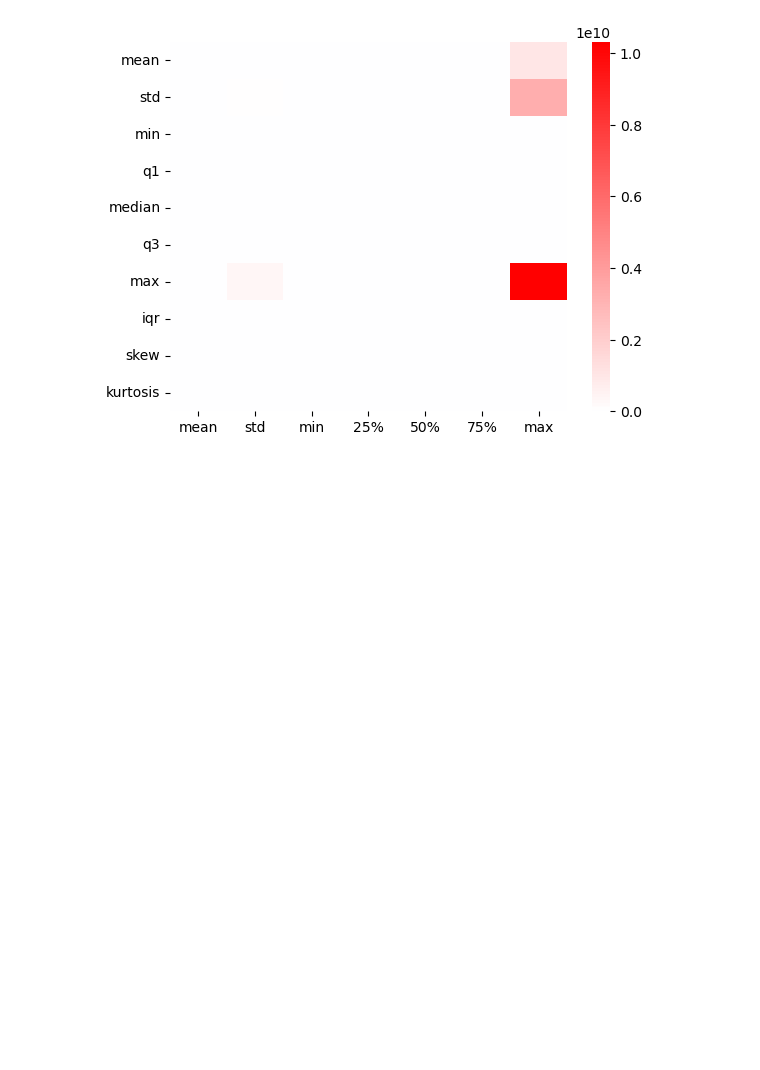
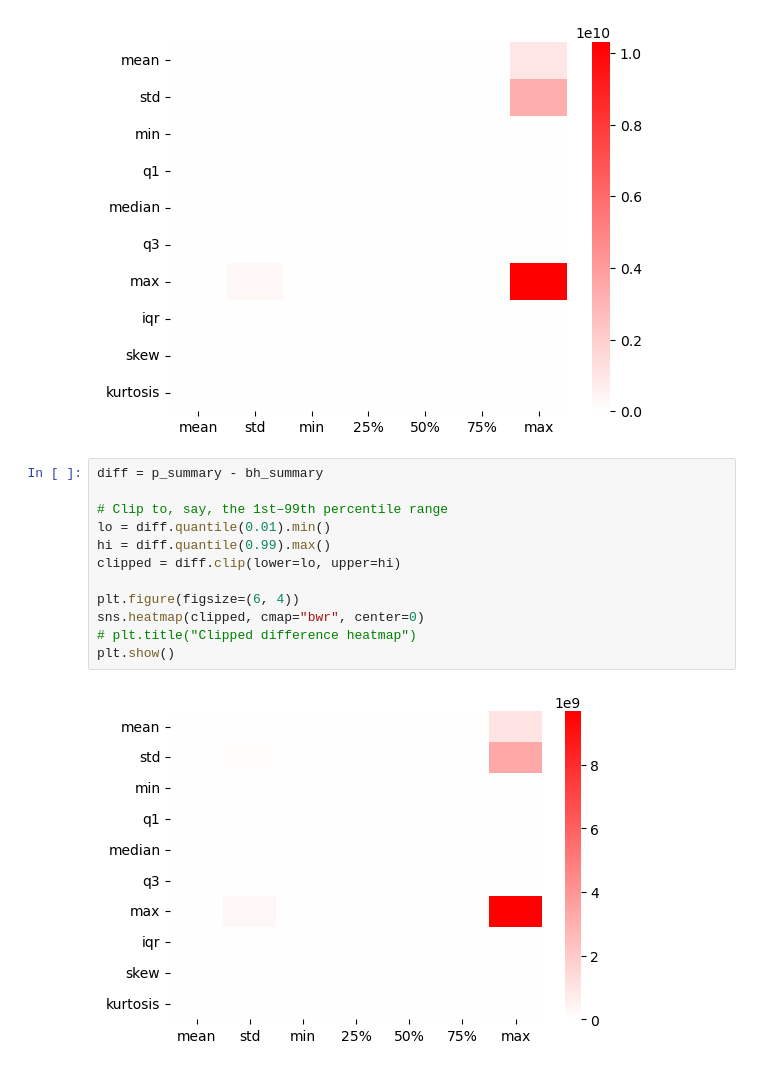
Before and after one commit to ThGreatExplorer/NOVA, a Jupyter notebook: large_dset_eda.ipynb, the cells around one changed output. Drawn from its saved outputs; the diff is of its cells as text; blank space fills up the shorter version.

```diff
--- a/large_dset_eda.ipynb
+++ b/large_dset_eda.ipynb
@@ -153,3 +153,17 @@ sns.heatmap(p_summary - bh_summary, cmap="bwr", center=0)
 # %% [output]
 <Axes: >
 [figure]
+# %%
+diff = p_summary - bh_summary
+
+# Clip to, say, the 1st–99th percentile range
+lo = diff.quantile(0.01).min()
+hi = diff.quantile(0.99).max()
+clipped = diff.clip(lower=lo, upper=hi)
+
+plt.figure(figsize=(6, 4))
+sns.heatmap(clipped, cmap="bwr", center=0)
+# plt.title("Clipped difference heatmap")
+plt.show()
+# %% [output]
+[figure, added]
```
Also changed, not shown: parts of 2 cells of this notebook, 1 other file.
